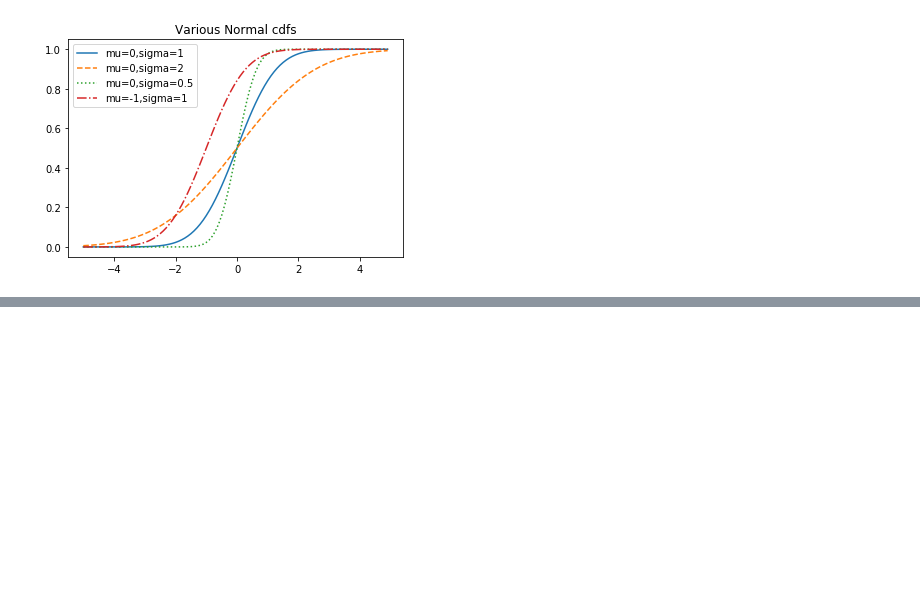
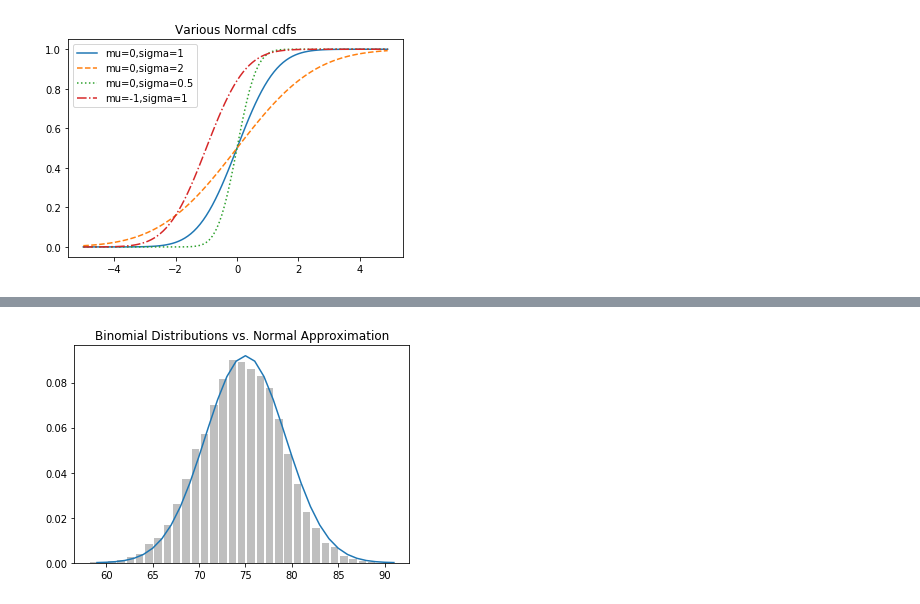
Before and after one commit to GinkoDante/Data-Science-from-Scratch, a Jupyter notebook: probabilities_6.ipynb, the cells around one changed output, grey strips where cells are left out. Saved outputs shown, nothing was run; the diff lists cells and outputs as text; code cells hidden in the pictures; blank space fills up the shorter version.

```diff
--- a/probabilities_6.ipynb
+++ b/probabilities_6.ipynb
@@ -198,0 +248,60 @@ plt.show()
+# %%
+from collections import Counter
+import math
+from matplotlib import pyplot as plt
+
+# The Central Limit Theorem:
+# Makes the Normal Distribution useful:
+# A random variable defined as the averge of a large number of independent and identically distributed random variables
+# is itself approx NORMALLY DISTRIBUTED:
+
+# If x1 .. xn are random variables with mean mu and standard dev and if n is large then
+# 1/n (x1 .. + .. + xn)
+
+# Binomial Random variables: 2 parameters n & p
+# A Binomial(n,p) random variable is the sum of n independent Bernoulli(p)
+# random variables, each of which has a Probability = 1
+# and probabaility of 1- p = 0
+
+def bernoulli_trial(p):
+    return 1 if random.random() < p else 0
+
+def binomial(n, p):
+    return sum(bernoulli_trial(p) for _ in range(n))
+
+# The mu of a bernoulli(p) variable is p
+# Its standarad dviation is math.sqrt(p(1-p))
+
+# The central limit theorme says that as N gets large, the Binomial(n,p) variable
+# is approx a normal random variable with mu (mean) = Np
+# and standard dev = math.sqrt(NP(1-p))
+def make_hist(p, n, num_points):
+
+    data = [binomial(n, p) for _ in range(num_points)]
+
+    # Use a bar chart to show the actual binomial samples:
+    histogram = Counter(data)
+    plt.bar([x - 0.4 for x in histogram.keys()],
+            [v / num_points for v in histogram.values()],
+            0.8,
+            color='0.75')
+
+    # mean = probability * num
+    mu = p * n
+
+    sigma = math.sqrt(n * p * (1-p))
+
+    # Use a line chart to show the normal approx:
+    # x-axis:
+    xs = range(min(data), max(data) + 1)
+
+    # y-axis:
+    ys = [normal_cdf(i + 0.5, mu, sigma) - normal_cdf(i - 0.5, mu, sigma) for i in xs]
+
+    plt.plot(xs, ys)
+    plt.title("Binomial Distributions vs. Normal Approximation")
+    plt.show()
+
+make_hist(0.75, 100, 10000)
+# %% [output]
+[figure, added]
```
Also changed, not shown: parts of 2 cells of this notebook, 1 other file.
